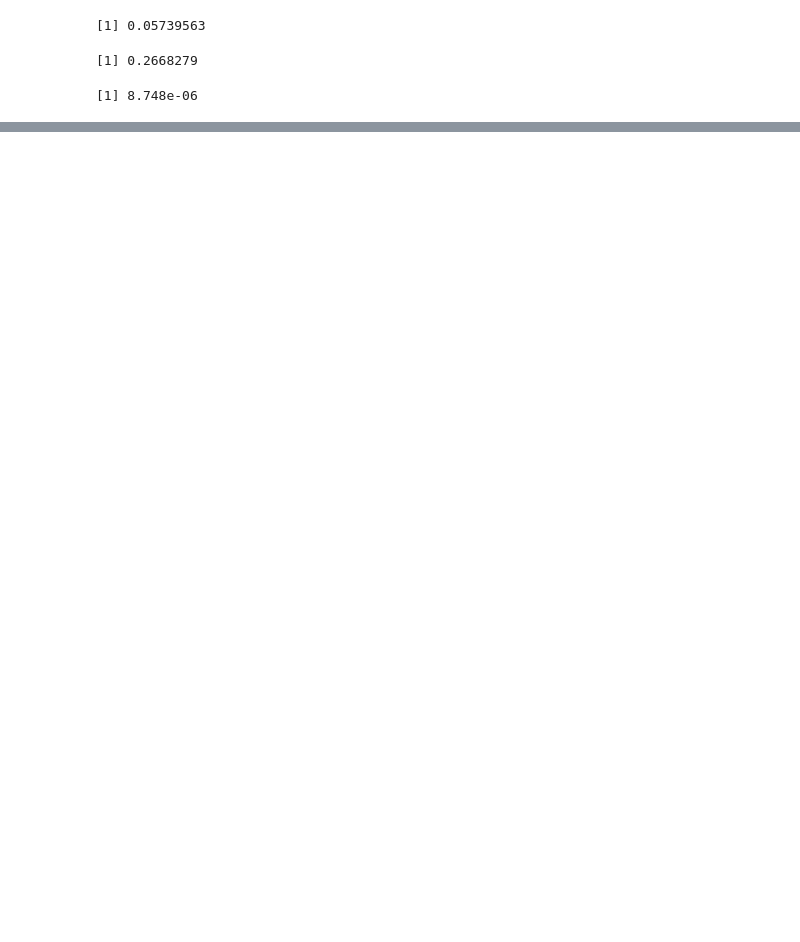
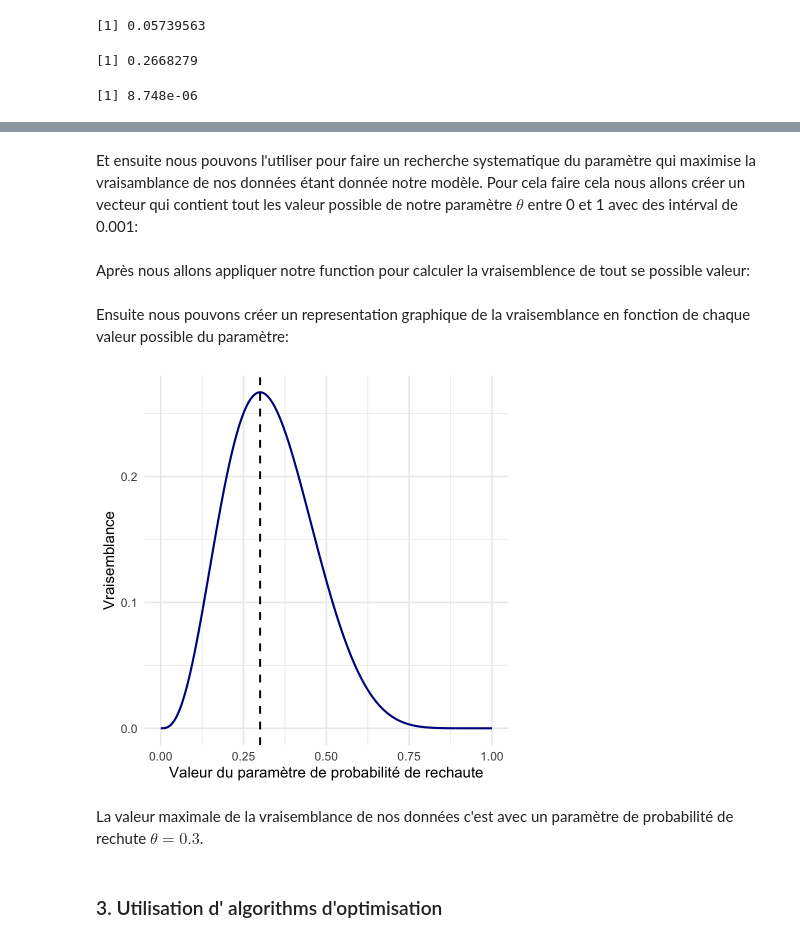
Before and after one commit to Affect-Learning-Decisions-Lab/cours_751526, a Jupyter notebook: vraisemblance/vraisemblance.ipynb, the cells around one changed output, grey strips where cells are left out. Cells and saved outputs as stored; diff of their text form; code cells hidden in the pictures; blank space fills up the shorter version.

Commit message:
add example with binomial for likelihood

```diff
--- a/vraisemblance/vraisemblance.ipynb
+++ b/vraisemblance/vraisemblance.ipynb
@@ -27,0 +54,37 @@ dbinom(x=3, size = 10, prob =0.9)
+# %%
+lik.fun <- function(parameter) {
+  ll <- dbinom(x = 3, size = 10, prob = parameter)
+  return(ll)
+}
+# %% [markdown]
+Et ensuite nous pouvons l'utiliser pour faire un recherche systematique du paramètre qui maximise la vraisamblance de nos données étant donnée notre modèle.
+Pour cela faire cela nous allons créer un vecteur qui contient tout les valeur possible de notre paramètre $\theta$ entre 0 et 1 avec des intérval de 0.001:
+# %%
+# sequence des valeurs possibles du paramètre
+p_seq <- seq(0, 1, by = 0.001)
+# %% [markdown]
+Après nous allons appliquer notre function pour calculer la vraisemblence de tout se possible valeur:
+# %%
+# Calcule la vraisembalance pour chaque valeur
+lik_values <- sapply(p_seq, lik.fun)
+# %% [markdown]
+Ensuite nous pouvons créer un representation graphique de la vraisemblance en fonction de chaque valeur possible du paramètre:
+# %%
+# mettre le tout dans une dataframe
+df <- data.frame(prob = p_seq, likelihood = lik_values)
+
+# faire le graphique
+ggplot(df, aes(x = prob, y = likelihood)) +
+  geom_line(color = "darkblue", linewidth = 1.2) +
+  geom_vline(xintercept = 3/10, linetype = "dashed", color = "black", linewidth = 1.1) +
+  labs(
+    x = "Valeur du paramètre de probabilité de rechaute",
+    y = "Vraisemblance"
+  ) +
+   theme_minimal(base_size = 18)
+# %% [output]
+[figure, added]
+# %% [markdown]
+La valeur maximale de la vraisemblance de nos données c'est avec un paramètre de probabilité de rechute $\theta = 0.3$.
+# %% [markdown]
+### 3. Utilisation d' algorithms d'optimisation
```
Also changed, not shown: parts of 7 cells of this notebook.
